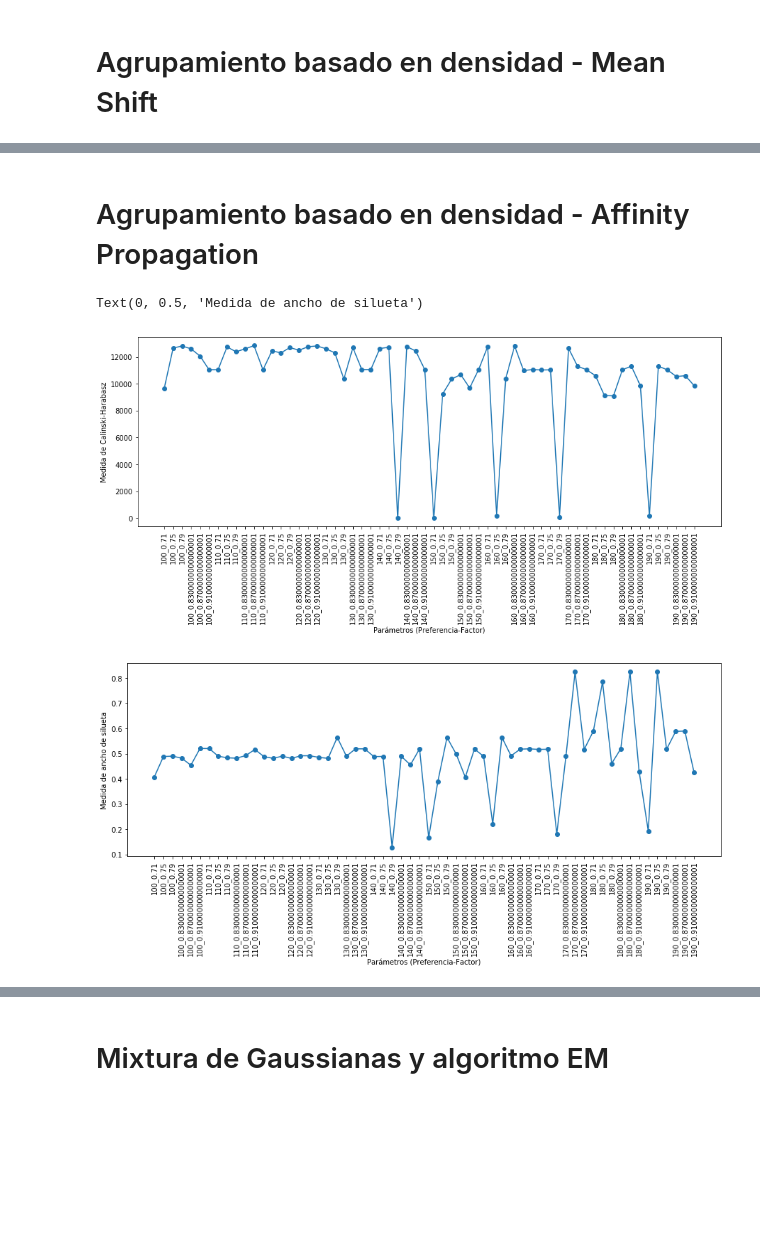
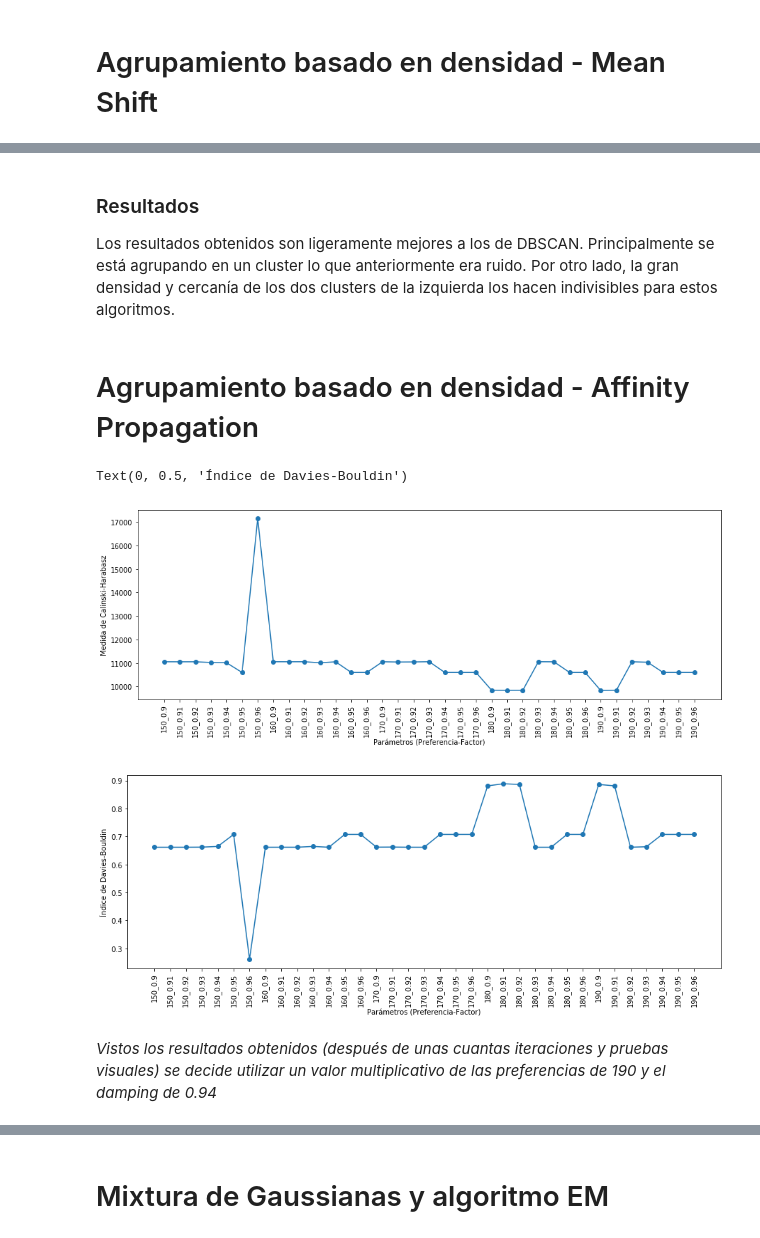
Before and after one commit to Samueljp/TF_AprendizajeNoSupervisado, a Jupyter notebook: Actividad_Final.ipynb, the cells around one changed output, grey strips where cells are left out. Cells and saved outputs as stored; diff of their text form; code cells hidden in the pictures; blank space fills up the shorter version.

```diff
--- a/Actividad_Final.ipynb
+++ b/Actividad_Final.ipynb
@@ -94,9 +112,9 @@ El dataset cargado tiene 3998 instancias.
 # %%
-# Compruebo que 4 es un buen número de clústers
+# Se importan medidas implementadas en sklearn
 from sklearn.metrics import silhouette_score, calinski_harabaz_score
 
 rsilueta = np.zeros(9)
-rcalinski = np.zeros(9)
+rRMSSTD = np.zeros(9)
 
 for k in np.arange(2,11):
     modelo = KMeans(n_clusters=k, init='k-means++')
@@ -104,15 +122,15 @@ for k in np.arange(2,11):
     Dyp_sk = modelo.predict(Dx)
     cDx_sk = modelo.cluster_centers_
     rsilueta[k-2] = silhouette_score(Dx, Dyp_sk)
-    rcalinski[k-2] = calinski_harabaz_score(Dx, Dyp_sk)
+    rRMSSTD[k-2] = medida_RMSSTD(Dx, Dyp_sk, cDx_sk)
 
 fig, ax = plt.subplots(figsize=(15,5))
 ax.plot( np.arange(2,11), rsilueta, linestyle='-', marker='o')
 ax.set_xlabel("Número de clústeres")
-ax.set_ylabel("Medida de ancho de silueta")
+ax.set_ylabel("Coeficiente de ancho de silueta")
 
 fig, ax = plt.subplots(figsize=(15,5))
-ax.plot( np.arange(2,11), rcalinski, linestyle='-', marker='o')
+ax.plot( np.arange(2,11), rRMSSTD, linestyle='-', marker='o')
 ax.set_xlabel("Número de clústeres")
-ax.set_ylabel("Medida de Calinski-Harabasz")
+ax.set_ylabel("Raíz del cuadrado de la media de la Desviación Típica")
 # %% [output]
@@ -124,9 +151,9 @@ Text(0, 0.5, 'Medida de Calinski-Harabasz')
 # %%
 # Se inicializa KMeans con el número de clústeres a buscar
-modelo = KMeans(n_clusters=4, init='k-means++')
+modelo4 = KMeans(n_clusters=4, init='k-means++')
 # Se aprende el
-modelo = modelo.fit(Dx)
+modelo4 = modelo4.fit(Dx)
 # Se predicen los clusters
-Dyp_sk = modelo.predict(Dx)
+Dyp_sk4 = modelo4.predict(Dx)
 # Se obtienen los centros de los clústeres
-cDx_sk = modelo.cluster_centers_
+cDx_sk4 = modelo4.cluster_centers_
@@ -402,3 +457,7 @@ ax[1].scatter(Dx[:,0], Dx[:,1], c = clustering.labels_)
+# %% [markdown]
+### Resultados
+
+Los resultados obtenidos son ligeramente mejores a los de DBSCAN. Principalmente se está agrupando en un cluster lo que anteriormente era ruido. Por otro lado, la gran densidad y cercanía de los dos clusters de la izquierda los hacen indivisibles para estos algoritmos.
 # %% [markdown]
 # Agrupamiento basado en densidad - Affinity Propagation
 # %%
@@ -427,39 +486,42 @@ def dibujar_clusteringAP(modelo):
 # %%
 # He tenido que pasar un buen rato modificando el factor de aprendizaje y las preferencias hasta obtener 4 clusters
 from sklearn.metrics.pairwise import euclidean_distances
 from sklearn.cluster import AffinityPropagation
 
 mSimilitud = euclidean_distances(Dx)
 mSimilitud = -mSimilitud**2
 
 rAffinity_cal = {}
-rAffinity_sil = {}
+rAffinity_dav = {}
 
-for pref in np.arange(100,200,10):
-    for factor in np.arange(0.71,0.95,0.04):
-        preferencia = np.median(mSimilitud) * pref
-        np.fill_diagonal(mSimilitud, preferencia)
-        modelo = AffinityPropagation(preference=preferencia, damping=factor)
-        Dyp_sk = modelo.fit_predict(Dx)
-        # Condición para parar la iteración
-        if np.max(Dyp_sk) == -1:
-            print("Error: pref: %d, factor: %f ",(pref,factor))
-            break
-        rAffinity_cal[str(pref) + '_' + str(factor)] = calinski_harabaz_score(Dx, Dyp_sk)
-        rAffinity_sil[str(pref) + '_' + str(factor)] = silhouette_score(Dx, Dyp_sk)
+# El warning que ignoramos es un comportamiento esperado en según que casos para la davies_bouldin:
+# https://github.com/scikit-learn/scikit-learn/issues/12611
+with np.errstate(divide='ignore'):
+    for pref in np.arange(150,191,10):
+        for factor in np.arange(0.9,0.961,0.01):
+            preferencia = np.median(mSimilitud) * pref
+            np.fill_diagonal(mSimilitud, preferencia)
+            modelo = AffinityPropagation(preference=preferencia, damping=factor)
+            Dyp_sk = modelo.fit_predict(Dx)
+            # Condición para parar la iteración
+            if np.max(Dyp_sk) == -1 or len(set(Dyp_sk)) > 100:
+                print("Error: pref: %d, factor: %f ",(pref,factor))
+                break
+            rAffinity_cal[str(pref) + '_' + str(round(factor,2))] = calinski_harabaz_score(Dx, Dyp_sk)
+            rAffinity_dav[str(pref) + '_' + str(round(factor,2))] = davies_bouldin_score(Dx, Dyp_sk)
 
 fig, ax = plt.subplots(figsize=(15,5))
 plt.xticks(rotation=90)
 ax.plot(rAffinity_cal.keys(), rAffinity_cal.values(), linestyle='-', marker='o')
 ax.set_xlabel("Parámetros (Preferencia-Factor)")
 ax.set_ylabel("Medida de Calinski-Harabasz")
 
 fig, ax = plt.subplots(figsize=(15,5))
 plt.xticks(rotation=90)
-ax.plot(rAffinity_sil.keys(), rAffinity_sil.values(), linestyle='-', marker='o')
+ax.plot(rAffinity_dav.keys(), rAffinity_dav.values(), linestyle='-', marker='o')
 ax.set_xlabel("Parámetros (Preferencia-Factor)")
-ax.set_ylabel("Medida de ancho de silueta")
+ax.set_ylabel("Índice de Davies-Bouldin")
 # %% [output]
-Text(0, 0.5, 'Medida de ancho de silueta')
+Text(0, 0.5, 'Índice de Davies-Bouldin')
-[figure, old version]
+[figure, new version]
-[figure, old version]
+[figure, new version]
@@ -471,0 +528,2 @@ Text(0, 0.5, 'Medida de ancho de silueta')
+# %% [markdown]
+*Vistos los resultados obtenidos (después de unas cuantas iteraciones y pruebas visuales) se decide utilizar un valor multiplicativo de las preferencias de 190 y el damping de 0.94*
```
Also changed, not shown: parts of 54 cells of this notebook.
